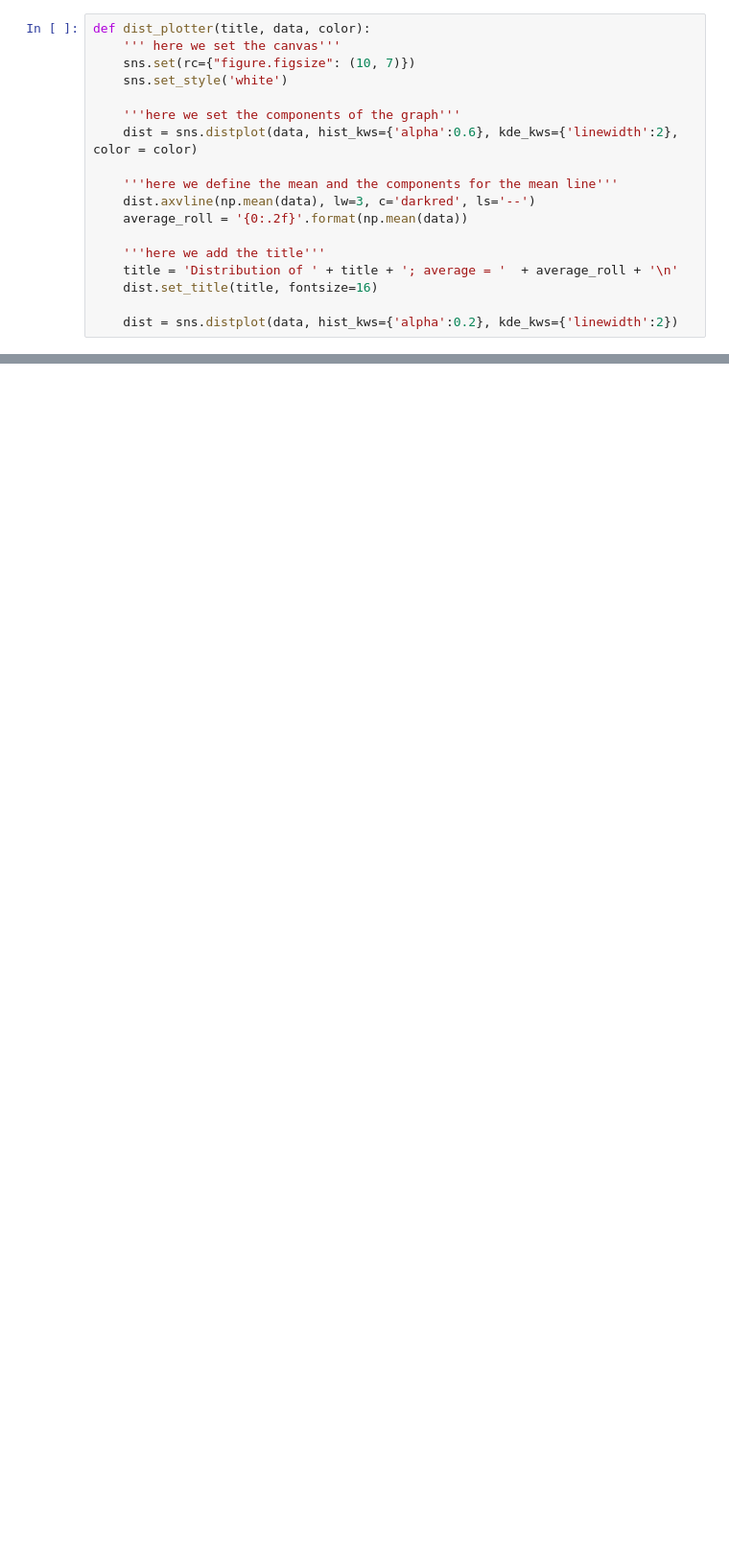
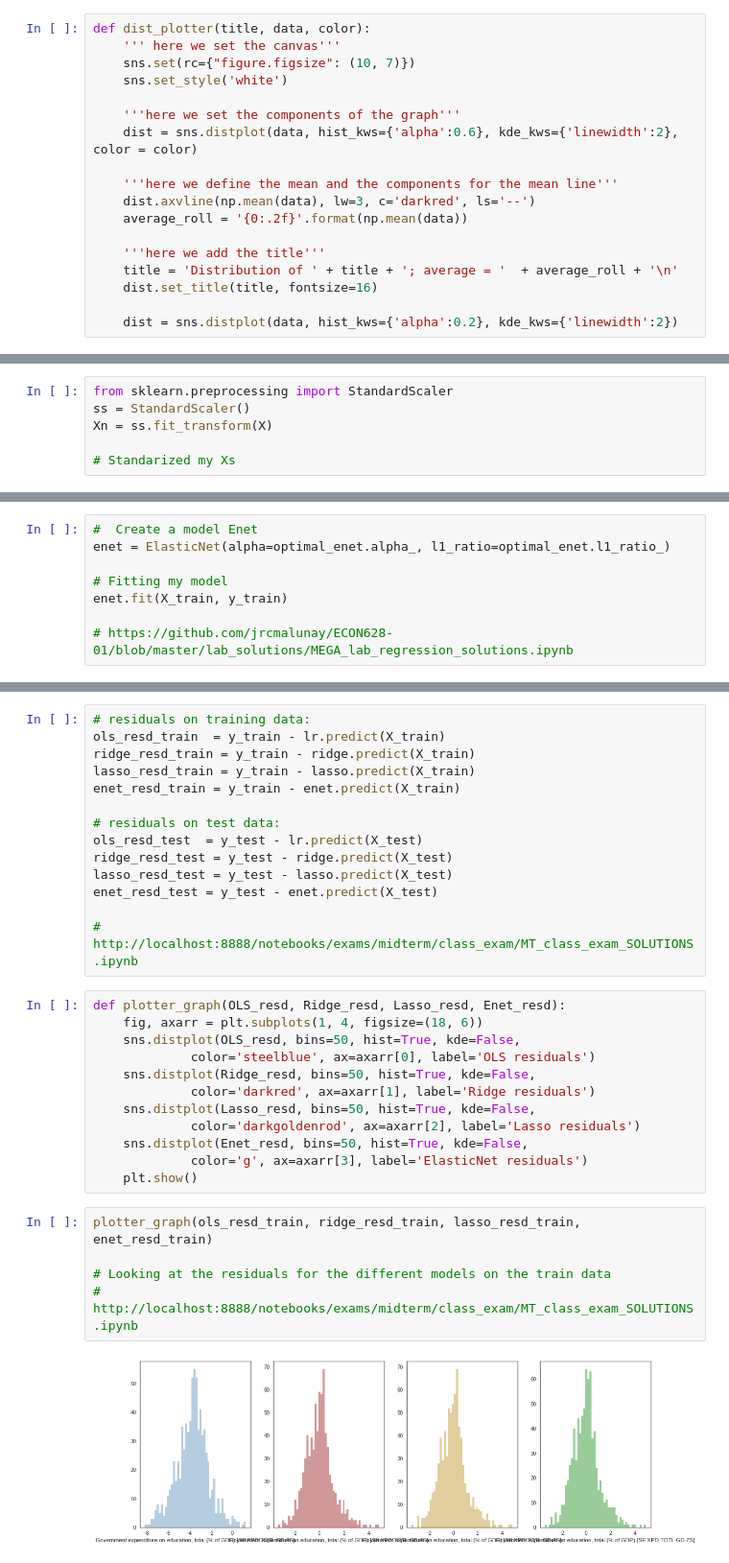
Before and after one commit to dsalicath/ECON628-01-dsalicath, a Jupyter notebook: Project2.ipynb, the cells around one changed output, grey strips where cells are left out. Shown at 96% size. Drawn from its saved outputs; the diff is of its cells as text; blank space fills up the shorter version.

```diff
--- a/Project2.ipynb
+++ b/Project2.ipynb
@@ -334,0 +486,6 @@ def dist_plotter(title, data, color):
+# %%
+from sklearn.preprocessing import StandardScaler
+ss = StandardScaler()
+Xn = ss.fit_transform(X)
+
+# Standarized my Xs
@@ -351,0 +678,8 @@ print y.shape, X.shape
+# %%
+#  Create a model Enet
+enet = ElasticNet(alpha=optimal_enet.alpha_, l1_ratio=optimal_enet.l1_ratio_)
+
+# Fitting my model
+enet.fit(X_train, y_train)
+
+# https://github.com/jrcmalunay/ECON628-01/blob/master/lab_solutions/MEGA_lab_regression_solutions.ipynb
@@ -351,0 +736,33 @@ print y.shape, X.shape
+# %%
+# residuals on training data:
+ols_resd_train  = y_train - lr.predict(X_train)
+ridge_resd_train = y_train - ridge.predict(X_train)
+lasso_resd_train = y_train - lasso.predict(X_train)
+enet_resd_train = y_train - enet.predict(X_train)
+
+# residuals on test data:
+ols_resd_test  = y_test - lr.predict(X_test)
+ridge_resd_test = y_test - ridge.predict(X_test)
+lasso_resd_test = y_test - lasso.predict(X_test)
+enet_resd_test = y_test - enet.predict(X_test)
+
+# http://localhost:8888/notebooks/exams/midterm/class_exam/MT_class_exam_SOLUTIONS.ipynb
+# %%
+def plotter_graph(OLS_resd, Ridge_resd, Lasso_resd, Enet_resd):
+    fig, axarr = plt.subplots(1, 4, figsize=(18, 6))
+    sns.distplot(OLS_resd, bins=50, hist=True, kde=False,
+             color='steelblue', ax=axarr[0], label='OLS residuals')
+    sns.distplot(Ridge_resd, bins=50, hist=True, kde=False,
+             color='darkred', ax=axarr[1], label='Ridge residuals')
+    sns.distplot(Lasso_resd, bins=50, hist=True, kde=False,
+             color='darkgoldenrod', ax=axarr[2], label='Lasso residuals')
+    sns.distplot(Enet_resd, bins=50, hist=True, kde=False,
+             color='g', ax=axarr[3], label='ElasticNet residuals')
+    plt.show()
+# %%
+plotter_graph(ols_resd_train, ridge_resd_train, lasso_resd_train, enet_resd_train)
+
+# Looking at the residuals for the different models on the train data
+# http://localhost:8888/notebooks/exams/midterm/class_exam/MT_class_exam_SOLUTIONS.ipynb
+# %% [output]
+[figure, added]
```
Also changed, not shown: parts of 214 cells of this notebook.
